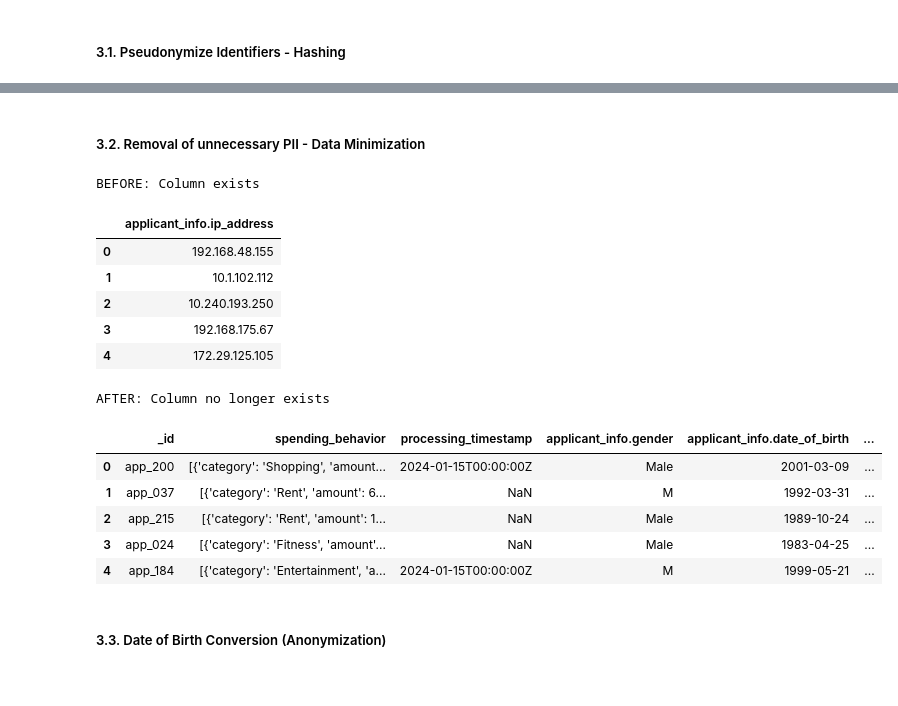
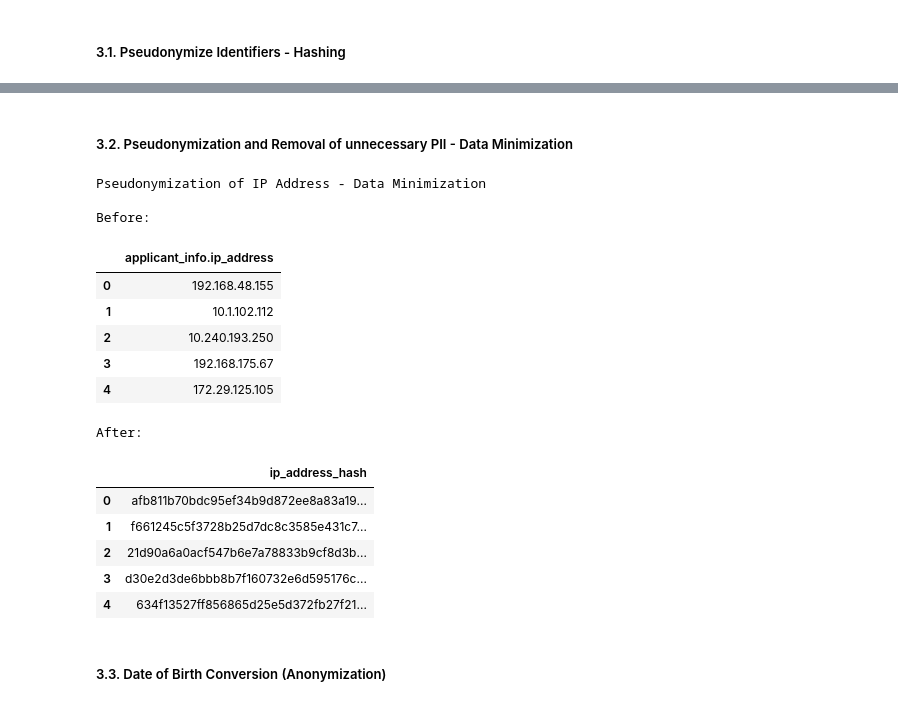
Before and after one commit to arturbstos/dego-project-team13, a Jupyter notebook: notebooks/04-privacy-demonstration.ipynb, the cells around one changed output, grey strips where cells are left out. Saved outputs shown, nothing was run; the diff lists cells and outputs as text; code cells hidden in the pictures.

```diff
--- a/notebooks/04-privacy-demonstration.ipynb
+++ b/notebooks/04-privacy-demonstration.ipynb
@@ -171,37 +168,45 @@ df.drop(columns=[
 | 8 | Joseph Lopez | 750c74fb22b712d145bd87244c78c405f... | joseph.lopez1@gmail.com | a7f7177878859512b05c8a3de55772bfd... | 652-70-5530 | fb789d550e179a5c56987d22f016090ea... |
 | 9 | Michael Mitchell | dcb77bc29d159f435cc748b0eeafe73d0... | michael.mitchell42@hotmail.com | f6a2496402be6666d36fc4f471e2e114b... | 100-94-8400 | 0befb0709774eeb4b98b473b2d4c2f38e... |
 # %% [markdown]
-##### 3.2. Removal of unnecessary PII - Data Minimization
+##### 3.2. Pseudonymization and Removal of unnecessary PII - Data Minimization
 # %%
-from IPython.display import display
+import hashlib
+import pandas as pd
 
-col = "applicant_info.ip_address"
+def hash_value(x):
+    if pd.isna(x):
+        return None
+    return hashlib.sha256(str(x).encode()).hexdigest()
 
-# BEFORE
-print("BEFORE: Column exists")
-display(df[[col]].head(5))
+print("Pseudonymization of IP Address - Data Minimization")
 
-# DROP
-df.drop(columns=[col], inplace=True)
+before_ip = df[['applicant_info.ip_address']].head()
+print("\nBefore:")
+display(before_ip)
 
-# AFTER
-print("AFTER: Column no longer exists")
-display(df.head(5))
+df['ip_address_hash'] = df['applicant_info.ip_address'].apply(hash_value)
+df.drop(columns=['applicant_info.ip_address'], inplace=True)
+
+after_ip = df[['ip_address_hash']].head()
+print("\nAfter:")
+display(after_ip)
 # %% [output]
-BEFORE: Column exists
+Pseudonymization of IP Address - Data Minimization
+
+Before:
 |  | applicant_info.ip_address |
 | 0 | 192.168.48.155 |
 | 1 | 10.1.102.112 |
 | 2 | 10.240.193.250 |
 | 3 | 192.168.175.67 |
 | 4 | 172.29.125.105 |
-AFTER: Column no longer exists
+After:
-|  | _id | spending_behavior | processing_timestamp | applicant_info.gender | applicant_info.date_of_birth | ... |
-| 0 | app_200 | [{'category': 'Shopping', 'amount... | 2024-01-15T00:00:00Z | Male | 2001-03-09 | ... |
-| 1 | app_037 | [{'category': 'Rent', 'amount': 6... | NaN | M | 1992-03-31 | ... |
-| 2 | app_215 | [{'category': 'Rent', 'amount': 1... | NaN | Male | 1989-10-24 | ... |
-| 3 | app_024 | [{'category': 'Fitness', 'amount'... | NaN | Male | 1983-04-25 | ... |
-| 4 | app_184 | [{'category': 'Entertainment', 'a... | 2024-01-15T00:00:00Z | M | 1999-05-21 | ... |
+|  | ip_address_hash |
+| 0 | afb811b70bdc95ef34b9d872ee8a83a19... |
+| 1 | f661245c5f3728b25d7dc8c3585e431c7... |
+| 2 | 21d90a6a0acf547b6e7a78833b9cf8d3b... |
+| 3 | d30e2d3de6bbb8b7f160732e6d595176c... |
+| 4 | 634f13527ff856865d25e5d372fb27f21... |
 # %% [markdown]
 ##### 3.3. Date of Birth Conversion (Anonymization)
 # %%
```
Also changed, not shown: parts of 5 cells of this notebook, 1 other file.
